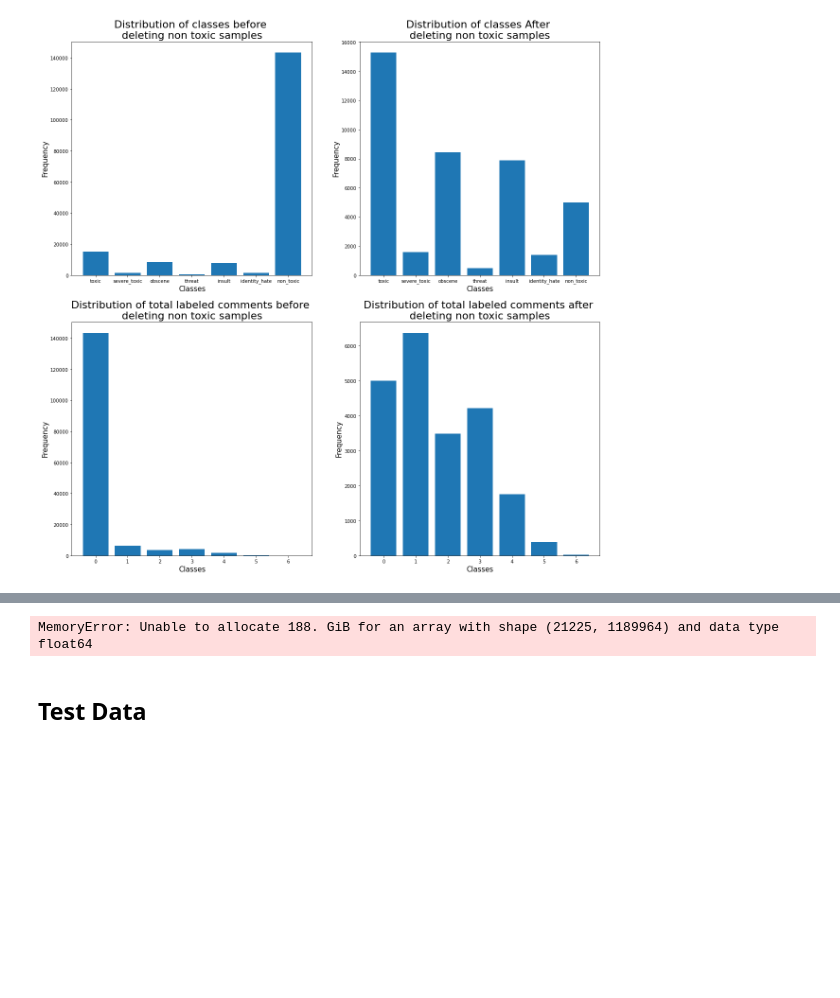
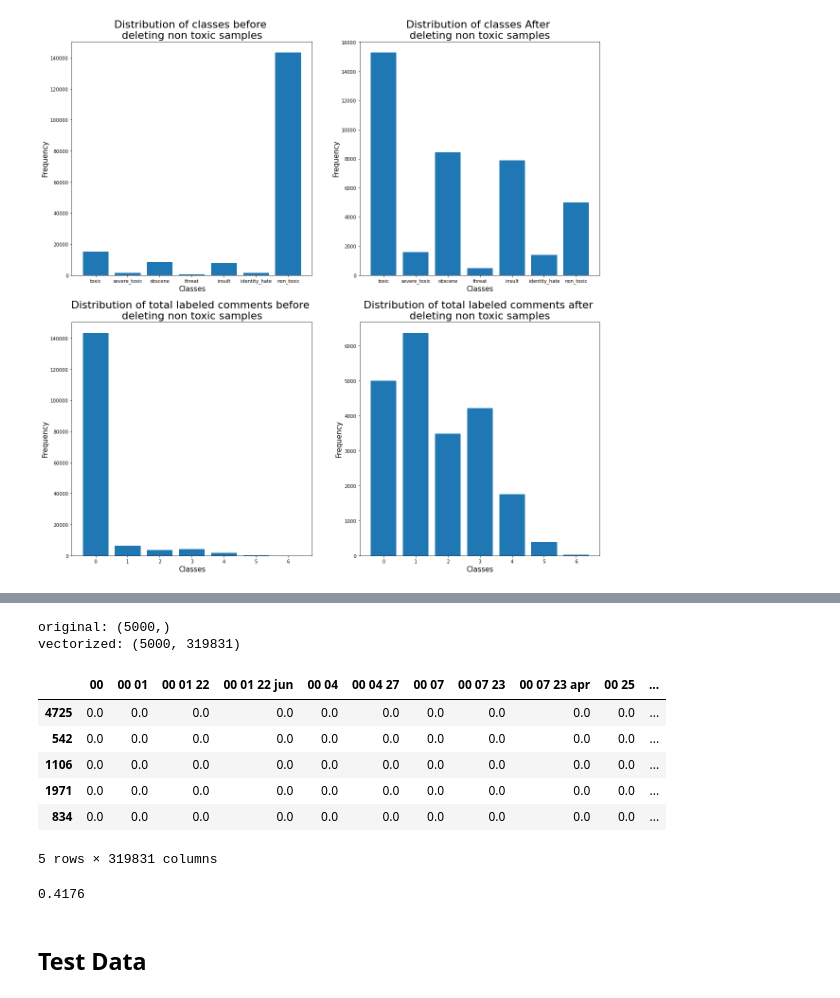
Before and after one commit to Nishaa95/ItML_Project_1_Students, a Jupyter notebook: proj_1_start.ipynb, the cells around one changed output, grey strips where cells are left out. Saved outputs shown, nothing was run; the diff lists cells and outputs as text; code cells hidden in the pictures; blank space fills up the shorter version.

```diff
--- a/proj_1_start.ipynb
+++ b/proj_1_start.ipynb
@@ -258,18 +260,44 @@ working_data.head()
 # %%
 #TF-IDF
 from sklearn.feature_extraction.text import TfidfVectorizer
 
 tf_idf=TfidfVectorizer(sublinear_tf=True, ngram_range=(1,4), stop_words="english", strip_accents="unicode")
 temp=tf_idf.fit_transform(working_data['comment_text'])
 tok_cols=tf_idf.get_feature_names()
 tok_df=pd.DataFrame(temp.toarray(), columns=tok_cols)
 print("original:", working_data['comment_text'].shape)
 print("vectorized:", temp.shape)
-y = working_data.iloc[:,2:8]
-X = working_data.iloc[:,1]
+y = working_data.iloc[:,1:7]
+X = working_data.iloc[:,0]
 tok_df.sample(5)
 # %% [output]
-MemoryError: Unable to allocate 188. GiB for an array with shape (21225, 1189964) and data type float64
+original: (5000,)
+vectorized: (5000, 319831)
+|  | 00 | 00 01 | 00 01 22 | 00 01 22 jun | 00 04 | 00 04 27 | 00 07 | 00 07 23 | 00 07 23 apr | 00 25 | ... |
+| 4725 | 0.0 | 0.0 | 0.0 | 0.0 | 0.0 | 0.0 | 0.0 | 0.0 | 0.0 | 0.0 | ... |
+| 542 | 0.0 | 0.0 | 0.0 | 0.0 | 0.0 | 0.0 | 0.0 | 0.0 | 0.0 | 0.0 | ... |
+| 1106 | 0.0 | 0.0 | 0.0 | 0.0 | 0.0 | 0.0 | 0.0 | 0.0 | 0.0 | 0.0 | ... |
+| 1971 | 0.0 | 0.0 | 0.0 | 0.0 | 0.0 | 0.0 | 0.0 | 0.0 | 0.0 | 0.0 | ... |
+| 834 | 0.0 | 0.0 | 0.0 | 0.0 | 0.0 | 0.0 | 0.0 | 0.0 | 0.0 | 0.0 | ... |
+5 rows × 319831 columns
+# %%
+from sklearn.model_selection import train_test_split
+from sklearn.preprocessing import StandardScaler
+from sklearn.pipeline import Pipeline
+from sklearn.model_selection import GridSearchCV
+from sklearn.svm import SVC, LinearSVC
+
+
+X_tr, X_te, y_tr, y_te = train_test_split(temp, y)
+y_tr= y_tr.apply(lambda x: sum(x), axis=1)
+y_te = y_te.apply(lambda x: sum(x), axis=1)
+pipe_steps = [("scale", StandardScaler(with_mean=False)), ("model", SVC())]
+pipe_test = Pipeline(steps=pipe_steps)
+
+pipe_test.fit(X_tr, y_tr)
+pipe_test.score(X_te, y_te)
+# %% [output]
+0.4176
 # %% [markdown]
 ## Test Data
 # %%
```
Also changed, not shown: parts of 2 cells of this notebook.
